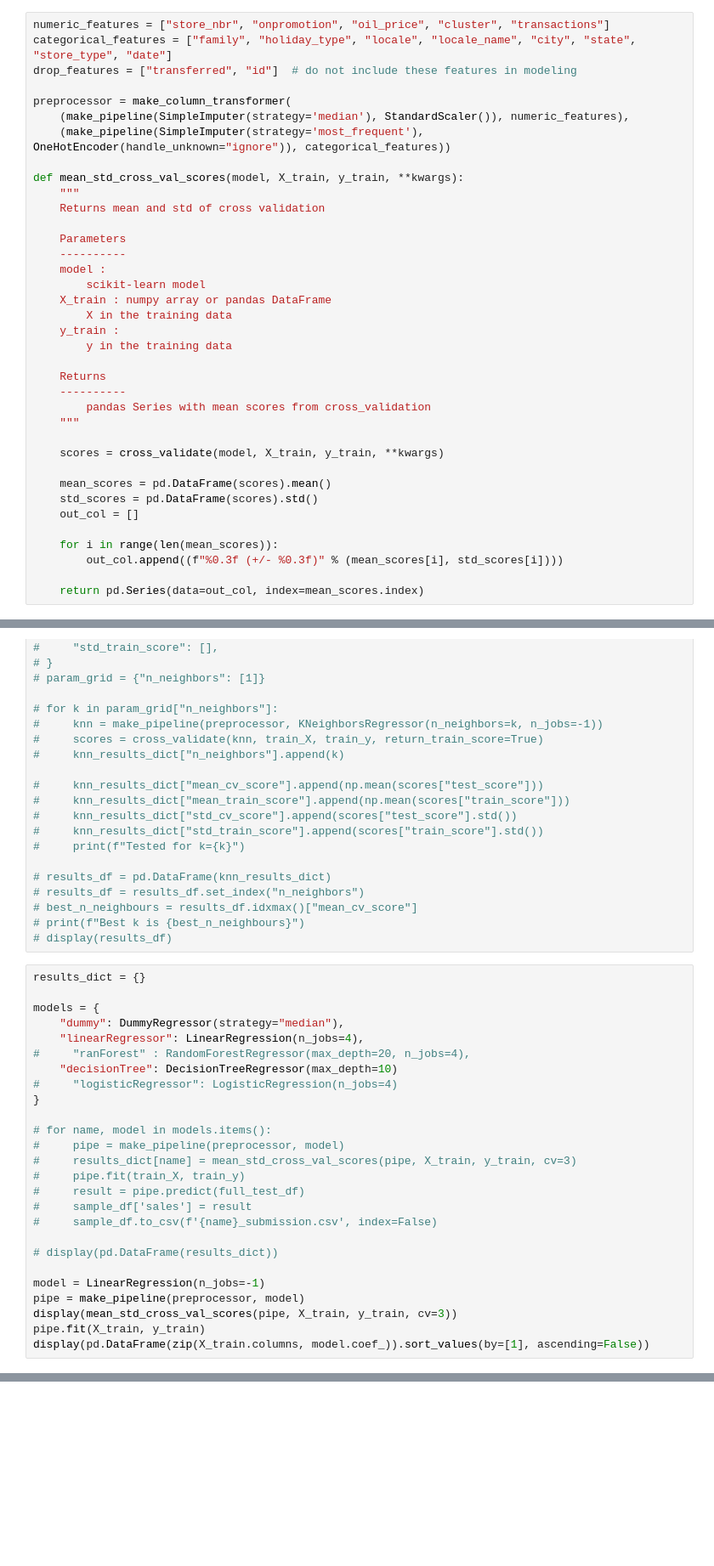
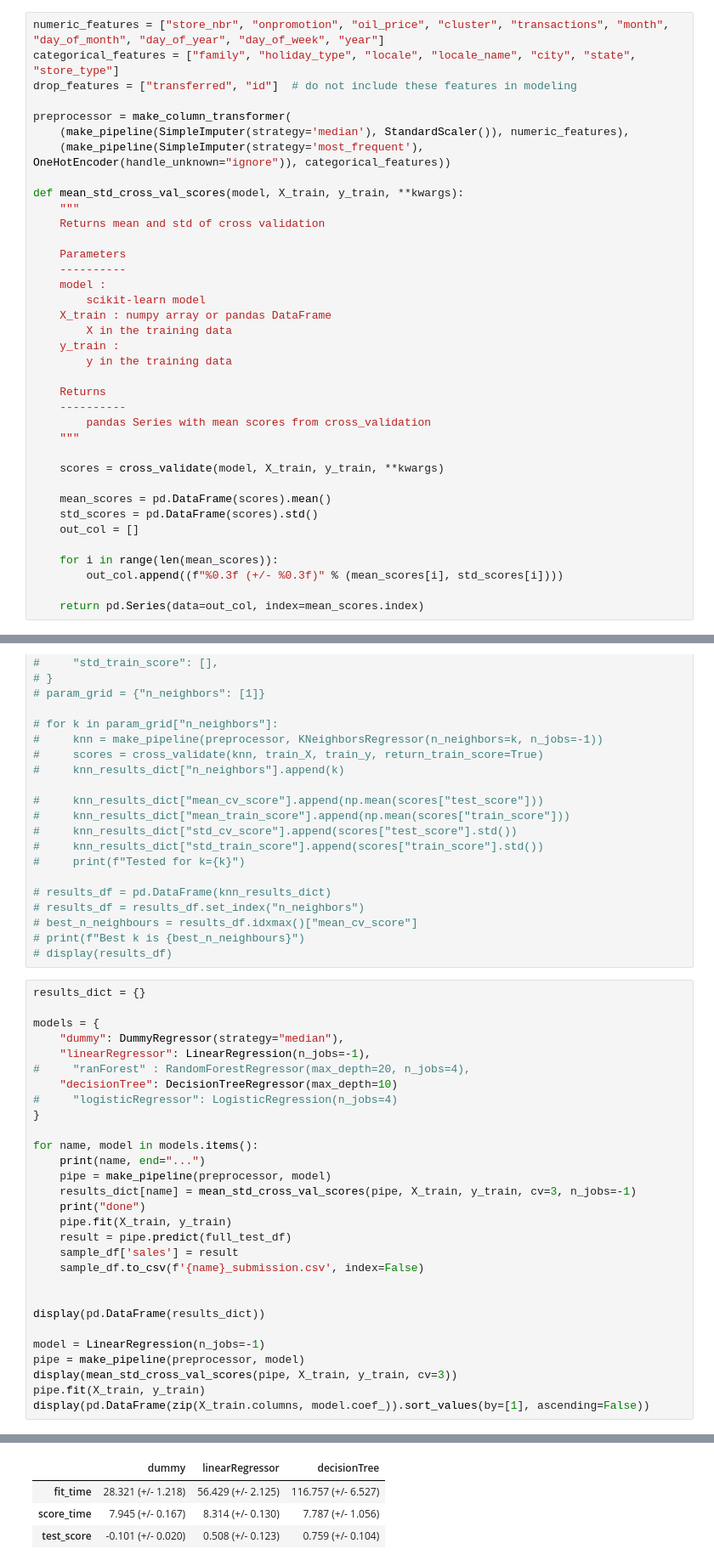
Before and after one commit to WizardRyan/Machine-Learning-Group-Project, a Jupyter notebook: GroupProject.ipynb, the cells around one changed output, grey strips where cells are left out. Shown at 85% size. Cells and saved outputs as stored; diff of their text form; blank space fills up the shorter version.

```diff
--- a/GroupProject.ipynb
+++ b/GroupProject.ipynb
@@ -215,8 +233,8 @@ y_test = full_train_df["sales"]
 
 Here we are separating features into different categories and making a preprocessing pipeline
 # %%
-numeric_features = ["store_nbr", "onpromotion", "oil_price", "cluster", "transactions"]
-categorical_features = ["family", "holiday_type", "locale", "locale_name", "city", "state", "store_type", "date"]
+numeric_features = ["store_nbr", "onpromotion", "oil_price", "cluster", "transactions", "month", "day_of_month", "day_of_year", "day_of_week", "year"]
+categorical_features = ["family", "holiday_type", "locale", "locale_name", "city", "state", "store_type"]
 drop_features = ["transferred", "id"]  # do not include these features in modeling
 
 preprocessor = make_column_transformer(
@@ -288,24 +306,28 @@ results_dict = {}
 
 models = {
     "dummy": DummyRegressor(strategy="median"),
-    "linearRegressor": LinearRegression(n_jobs=4),
+    "linearRegressor": LinearRegression(n_jobs=-1),
 #     "ranForest" : RandomForestRegressor(max_depth=20, n_jobs=4),
     "decisionTree": DecisionTreeRegressor(max_depth=10)
 #     "logisticRegressor": LogisticRegression(n_jobs=4)
 }
 
-# for name, model in models.items():
-#     pipe = make_pipeline(preprocessor, model)
-#     results_dict[name] = mean_std_cross_val_scores(pipe, X_train, y_train, cv=3)
-#     pipe.fit(train_X, train_y)
-#     result = pipe.predict(full_test_df)
-#     sample_df['sales'] = result
-#     sample_df.to_csv(f'{name}_submission.csv', index=False)
+for name, model in models.items():
+    print(name, end="...")
+    pipe = make_pipeline(preprocessor, model)
+    results_dict[name] = mean_std_cross_val_scores(pipe, X_train, y_train, cv=3, n_jobs=-1)
+    print("done")
+    pipe.fit(X_train, y_train)
+    result = pipe.predict(full_test_df)
+    sample_df['sales'] = result
+    sample_df.to_csv(f'{name}_submission.csv', index=False)
 
-# display(pd.DataFrame(results_dict))
+
+display(pd.DataFrame(results_dict))
 
 model = LinearRegression(n_jobs=-1)
 pipe = make_pipeline(preprocessor, model)
 display(mean_std_cross_val_scores(pipe, X_train, y_train, cv=3))
 pipe.fit(X_train, y_train)
 display(pd.DataFrame(zip(X_train.columns, model.coef_)).sort_values(by=[1], ascending=False))
+# %% [output]
@@ -311,0 +337,4 @@ display(pd.DataFrame(zip(X_train.columns, model.coef_)).sort_values(by=[1], asce
+|  | dummy | linearRegressor | decisionTree |
+| fit_time | 28.321 (+/- 1.218) | 56.429 (+/- 2.125) | 116.757 (+/- 6.527) |
+| score_time | 7.945 (+/- 0.167) | 8.314 (+/- 0.130) | 7.787 (+/- 1.056) |
+| test_score | -0.101 (+/- 0.020) | 0.508 (+/- 0.123) | 0.759 (+/- 0.104) |
```
Also changed, not shown: parts of 2 cells of this notebook.
